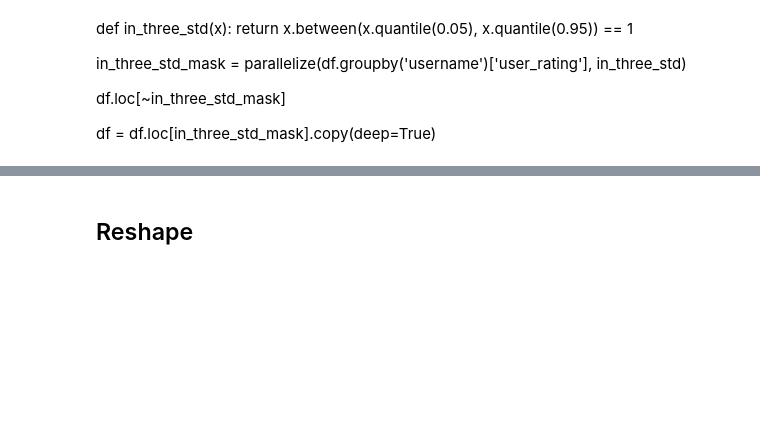
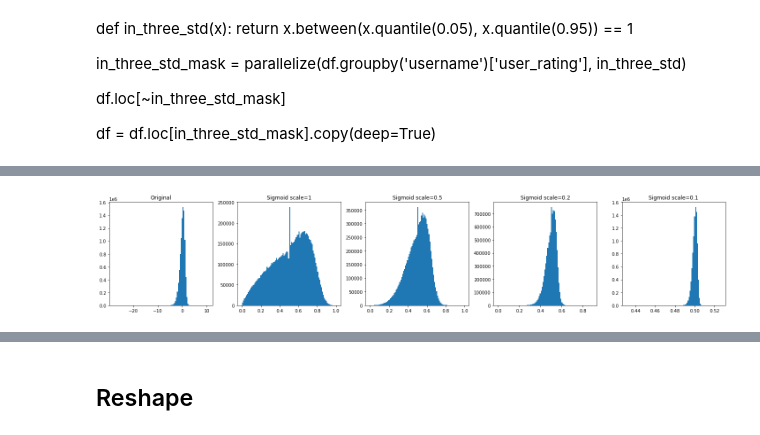
Before and after one commit to alancmathew/anime-recommendation-engine, a Jupyter notebook: notebooks/11_featureEngineering.ipynb, the cells around one changed output, grey strips where cells are left out. Saved outputs shown, nothing was run; the diff lists cells and outputs as text; code cells hidden in the pictures; blank space fills up the shorter version.

```diff
--- a/notebooks/11_featureEngineering.ipynb
+++ b/notebooks/11_featureEngineering.ipynb
@@ -66,0 +78,21 @@ df['rating'] = parallelize(user_rating_normalizer, df.groupby('username'))
+# %%
+fig, axs = plt.subplots(1, 5, tight_layout=True, figsize=(20, 4))
+
+axs[0].hist(df['rating'], bins=100)
+axs[0].set_title('Original')
+
+axs[1].hist(sigmoid(df['rating'], scale=1), bins=100)
+axs[1].set_title('Sigmoid scale=1')
+
+axs[2].hist(sigmoid(df['rating'], scale=0.5), bins=100)
+axs[2].set_title('Sigmoid scale=0.5')
+
+axs[3].hist(sigmoid(df['rating'], scale=0.2), bins=100)
+axs[3].set_title('Sigmoid scale=0.2')
+
+axs[4].hist(sigmoid(df['rating'], scale=0.01), bins=100)
+axs[4].set_title('Sigmoid scale=0.1')
+
+plt.show()
+# %% [output]
+[figure, added]
```
Also changed, not shown: parts of 23 cells of this notebook, 2 other files.
